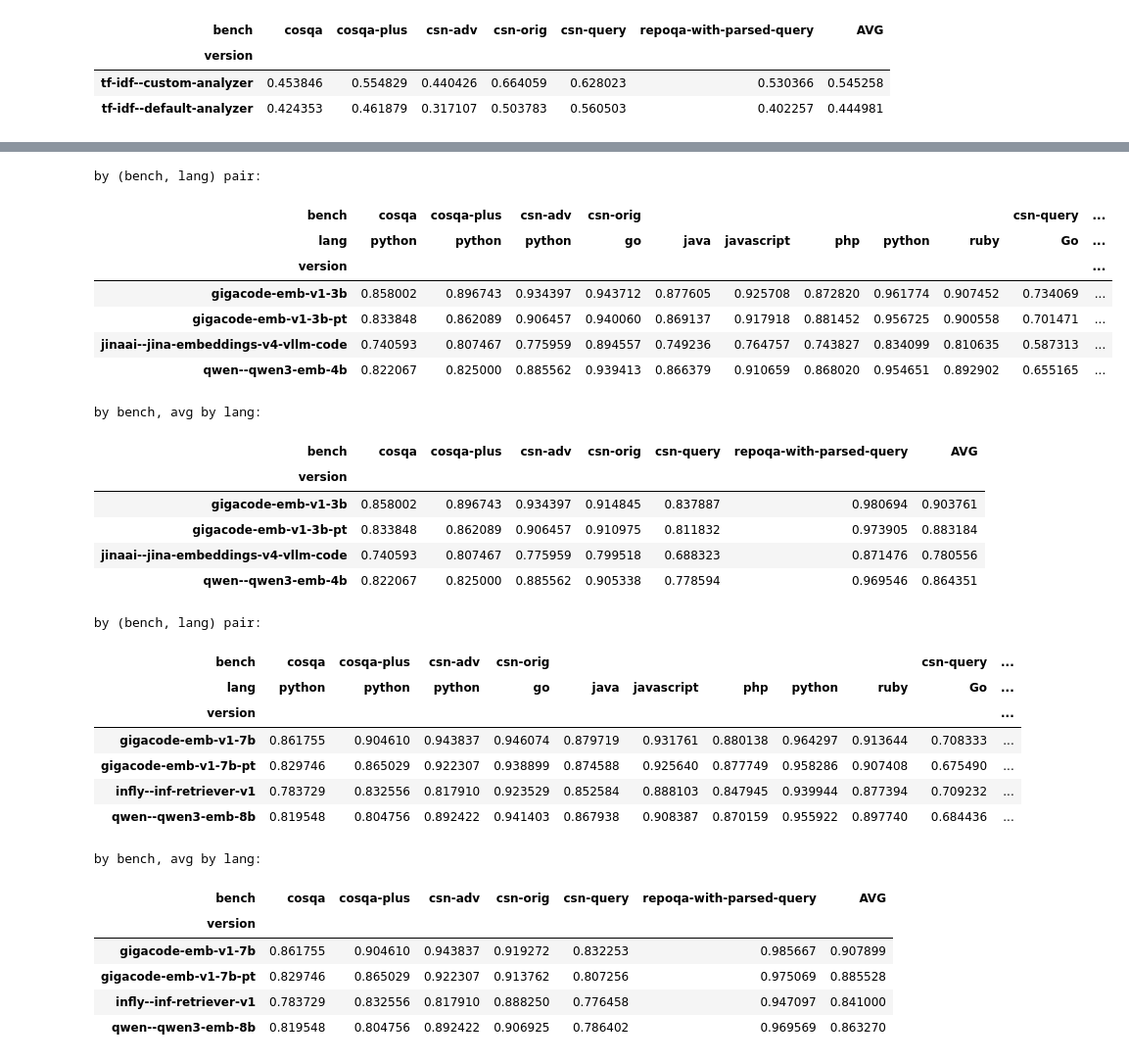
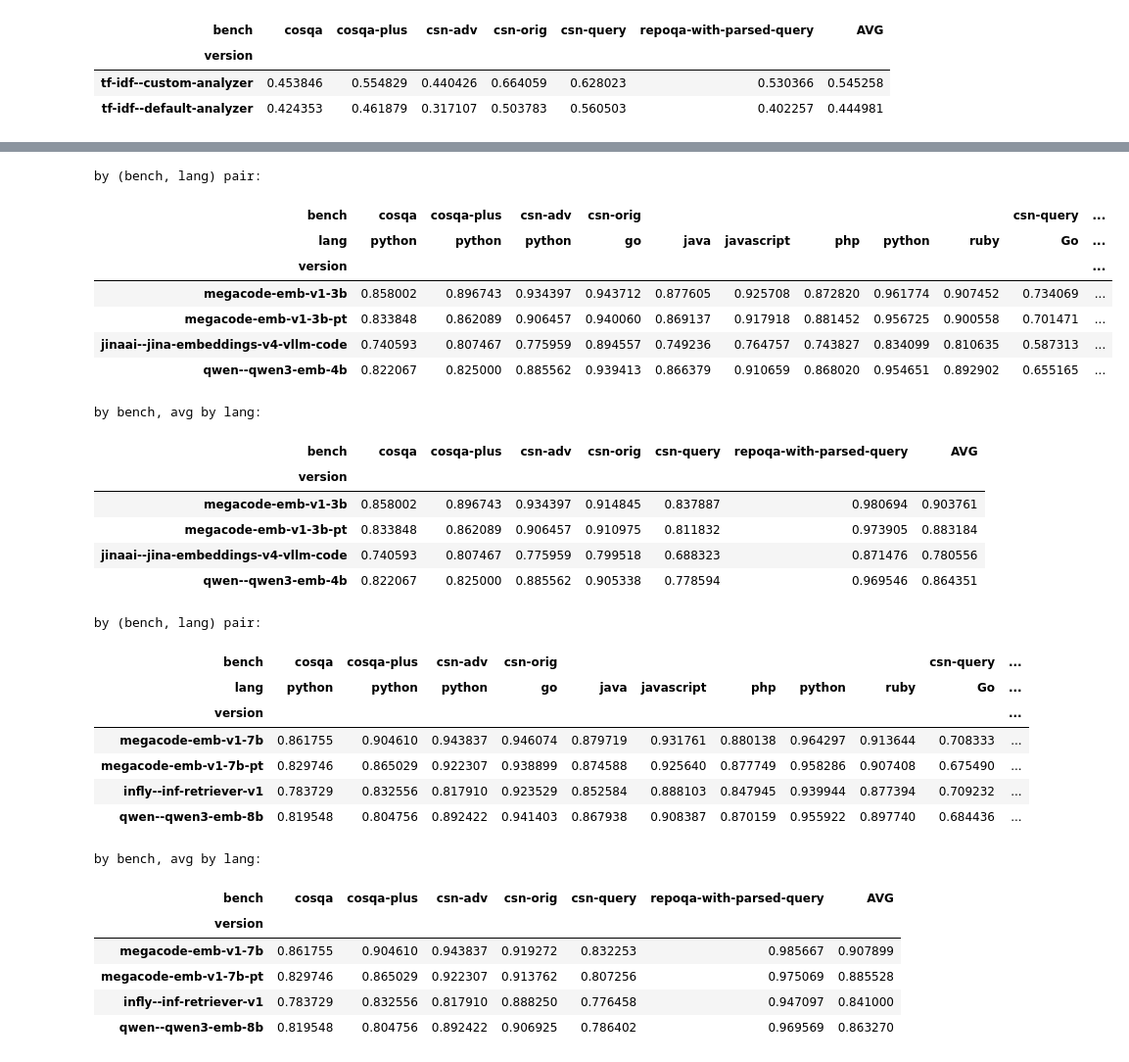
Before and after one commit to GigaCode-AI/MegaCode-Embeddings, a Jupyter notebook: inference/evaluate.ipynb, the cells around one changed output, grey strips where cells are left out. Shown at 98% size. Drawn from its saved outputs; the diff is of its cells as text; code cells hidden in the pictures.

```diff
--- a/inference/evaluate.ipynb
+++ b/inference/evaluate.ipynb
@@ -80,14 +80,14 @@ versions = [
     "nomic-ai--CodeRankEmbed",
     "tf-idf--default-analyzer",
     "tf-idf--custom-analyzer",
-    "gigacode-emb-v1-0.5b-pt",
-    "gigacode-emb-v1-1.5b-pt",
-    "gigacode-emb-v1-3b-pt",
-    "gigacode-emb-v1-7b-pt",
-    "gigacode-emb-v1-0.5b",
-    "gigacode-emb-v1-1.5b",
-    "gigacode-emb-v1-3b",
-    "gigacode-emb-v1-7b"
+    "megacode-emb-v1-0.5b-pt",
+    "megacode-emb-v1-1.5b-pt",
+    "megacode-emb-v1-3b-pt",
+    "megacode-emb-v1-7b-pt",
+    "megacode-emb-v1-0.5b",
+    "megacode-emb-v1-1.5b",
+    "megacode-emb-v1-3b",
+    "megacode-emb-v1-7b"
 ]
 benches = [
     "cosqa",
@@ -236,26 +236,26 @@ by bench, avg by lang:
 # %%
 # 3b
 subset = [
     "jinaai--jina-embeddings-v4-vllm-code",
     "qwen--qwen3-emb-4b",
-    "gigacode-emb-v1-3b-pt",
-    "gigacode-emb-v1-3b",
+    "megacode-emb-v1-3b-pt",
+    "megacode-emb-v1-3b",
 ]
 display(df[df["version"].isin(subset)])
 # %% [output]
 by (bench, lang) pair:
 | bench | cosqa | cosqa-plus | csn-adv | csn-orig |  |  |  |  |  | csn-query | ... |
 | lang | python | python | python | go | java | javascript | php | python | ruby | Go | ... |
 | version |  |  |  |  |  |  |  |  |  |  | ... |
-| gigacode-emb-v1-3b | 0.858002 | 0.896743 | 0.934397 | 0.943712 | 0.877605 | 0.925708 | 0.872820 | 0.961774 | 0.907452 | 0.734069 | ... |
-| gigacode-emb-v1-3b-pt | 0.833848 | 0.862089 | 0.906457 | 0.940060 | 0.869137 | 0.917918 | 0.881452 | 0.956725 | 0.900558 | 0.701471 | ... |
+| megacode-emb-v1-3b | 0.858002 | 0.896743 | 0.934397 | 0.943712 | 0.877605 | 0.925708 | 0.872820 | 0.961774 | 0.907452 | 0.734069 | ... |
+| megacode-emb-v1-3b-pt | 0.833848 | 0.862089 | 0.906457 | 0.940060 | 0.869137 | 0.917918 | 0.881452 | 0.956725 | 0.900558 | 0.701471 | ... |
 | jinaai--jina-embeddings-v4-vllm-code | 0.740593 | 0.807467 | 0.775959 | 0.894557 | 0.749236 | 0.764757 | 0.743827 | 0.834099 | 0.810635 | 0.587313 | ... |
 | qwen--qwen3-emb-4b | 0.822067 | 0.825000 | 0.885562 | 0.939413 | 0.866379 | 0.910659 | 0.868020 | 0.954651 | 0.892902 | 0.655165 | ... |
 by bench, avg by lang:
 | bench | cosqa | cosqa-plus | csn-adv | csn-orig | csn-query | repoqa-with-parsed-query | AVG |
 | version |  |  |  |  |  |  |  |
-| gigacode-emb-v1-3b | 0.858002 | 0.896743 | 0.934397 | 0.914845 | 0.837887 | 0.980694 | 0.903761 |
-| gigacode-emb-v1-3b-pt | 0.833848 | 0.862089 | 0.906457 | 0.910975 | 0.811832 | 0.973905 | 0.883184 |
+| megacode-emb-v1-3b | 0.858002 | 0.896743 | 0.934397 | 0.914845 | 0.837887 | 0.980694 | 0.903761 |
+| megacode-emb-v1-3b-pt | 0.833848 | 0.862089 | 0.906457 | 0.910975 | 0.811832 | 0.973905 | 0.883184 |
 | jinaai--jina-embeddings-v4-vllm-code | 0.740593 | 0.807467 | 0.775959 | 0.799518 | 0.688323 | 0.871476 | 0.780556 |
 | qwen--qwen3-emb-4b | 0.822067 | 0.825000 | 0.885562 | 0.905338 | 0.778594 | 0.969546 | 0.864351 |
 # %%
@@ -263,8 +263,8 @@ by bench, avg by lang:
 subset = [
     "infly--inf-retriever-v1",
     "qwen--qwen3-emb-8b",
-    "gigacode-emb-v1-7b-pt",
-    "gigacode-emb-v1-7b"
+    "megacode-emb-v1-7b-pt",
+    "megacode-emb-v1-7b"
 ]
 display(df[df["version"].isin(subset)])
 # %% [output]
@@ -272,14 +272,14 @@ by (bench, lang) pair:
 | bench | cosqa | cosqa-plus | csn-adv | csn-orig |  |  |  |  |  | csn-query | ... |
 | lang | python | python | python | go | java | javascript | php | python | ruby | Go | ... |
 | version |  |  |  |  |  |  |  |  |  |  | ... |
-| gigacode-emb-v1-7b | 0.861755 | 0.904610 | 0.943837 | 0.946074 | 0.879719 | 0.931761 | 0.880138 | 0.964297 | 0.913644 | 0.708333 | ... |
-| gigacode-emb-v1-7b-pt | 0.829746 | 0.865029 | 0.922307 | 0.938899 | 0.874588 | 0.925640 | 0.877749 | 0.958286 | 0.907408 | 0.675490 | ... |
+| megacode-emb-v1-7b | 0.861755 | 0.904610 | 0.943837 | 0.946074 | 0.879719 | 0.931761 | 0.880138 | 0.964297 | 0.913644 | 0.708333 | ... |
+| megacode-emb-v1-7b-pt | 0.829746 | 0.865029 | 0.922307 | 0.938899 | 0.874588 | 0.925640 | 0.877749 | 0.958286 | 0.907408 | 0.675490 | ... |
 | infly--inf-retriever-v1 | 0.783729 | 0.832556 | 0.817910 | 0.923529 | 0.852584 | 0.888103 | 0.847945 | 0.939944 | 0.877394 | 0.709232 | ... |
 | qwen--qwen3-emb-8b | 0.819548 | 0.804756 | 0.892422 | 0.941403 | 0.867938 | 0.908387 | 0.870159 | 0.955922 | 0.897740 | 0.684436 | ... |
 by bench, avg by lang:
 | bench | cosqa | cosqa-plus | csn-adv | csn-orig | csn-query | repoqa-with-parsed-query | AVG |
 | version |  |  |  |  |  |  |  |
-| gigacode-emb-v1-7b | 0.861755 | 0.904610 | 0.943837 | 0.919272 | 0.832253 | 0.985667 | 0.907899 |
-| gigacode-emb-v1-7b-pt | 0.829746 | 0.865029 | 0.922307 | 0.913762 | 0.807256 | 0.975069 | 0.885528 |
+| megacode-emb-v1-7b | 0.861755 | 0.904610 | 0.943837 | 0.919272 | 0.832253 | 0.985667 | 0.907899 |
+| megacode-emb-v1-7b-pt | 0.829746 | 0.865029 | 0.922307 | 0.913762 | 0.807256 | 0.975069 | 0.885528 |
 | infly--inf-retriever-v1 | 0.783729 | 0.832556 | 0.817910 | 0.888250 | 0.776458 | 0.947097 | 0.841000 |
 | qwen--qwen3-emb-8b | 0.819548 | 0.804756 | 0.892422 | 0.906925 | 0.786402 | 0.969569 | 0.863270 |
```
Also changed, not shown: parts of 3 cells of this notebook, 9 other files.
